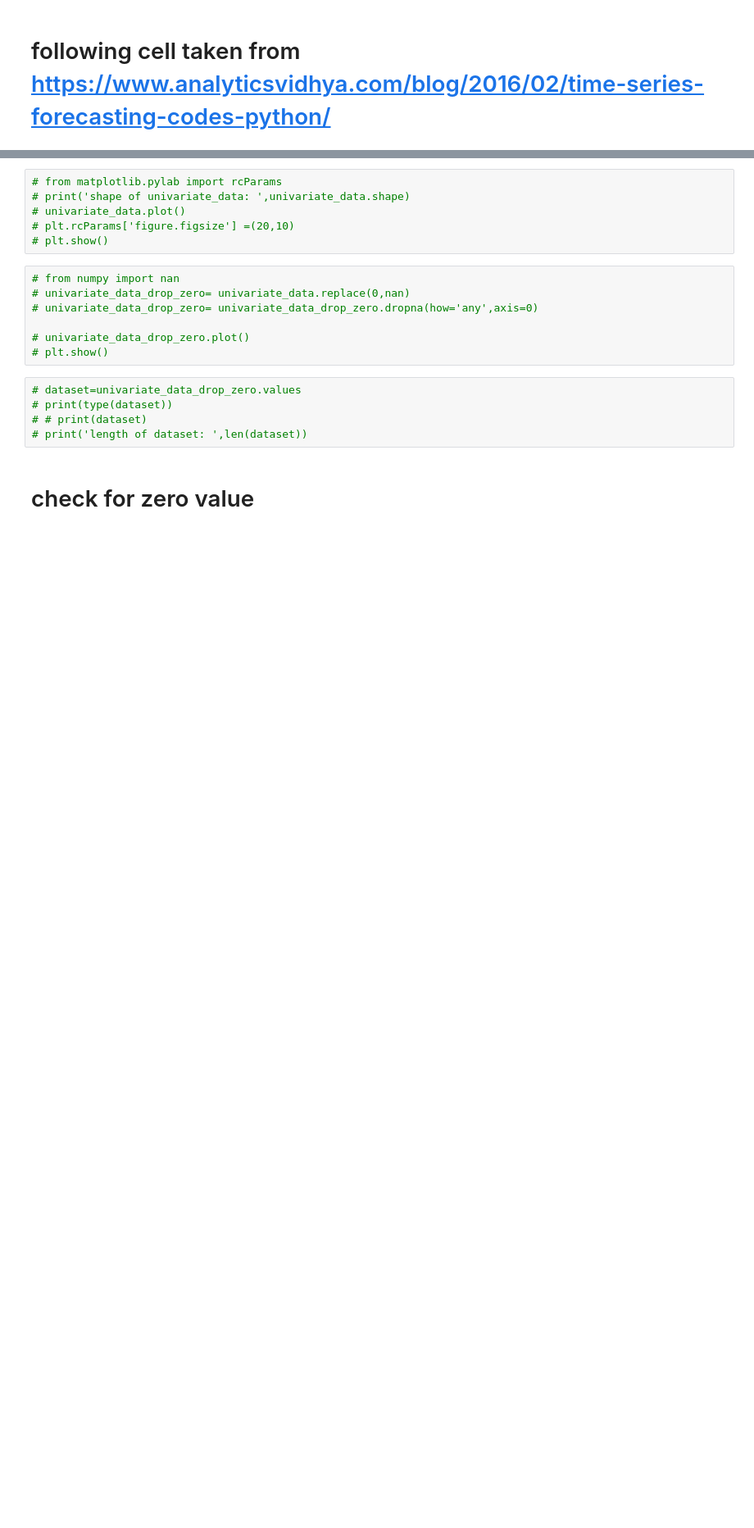
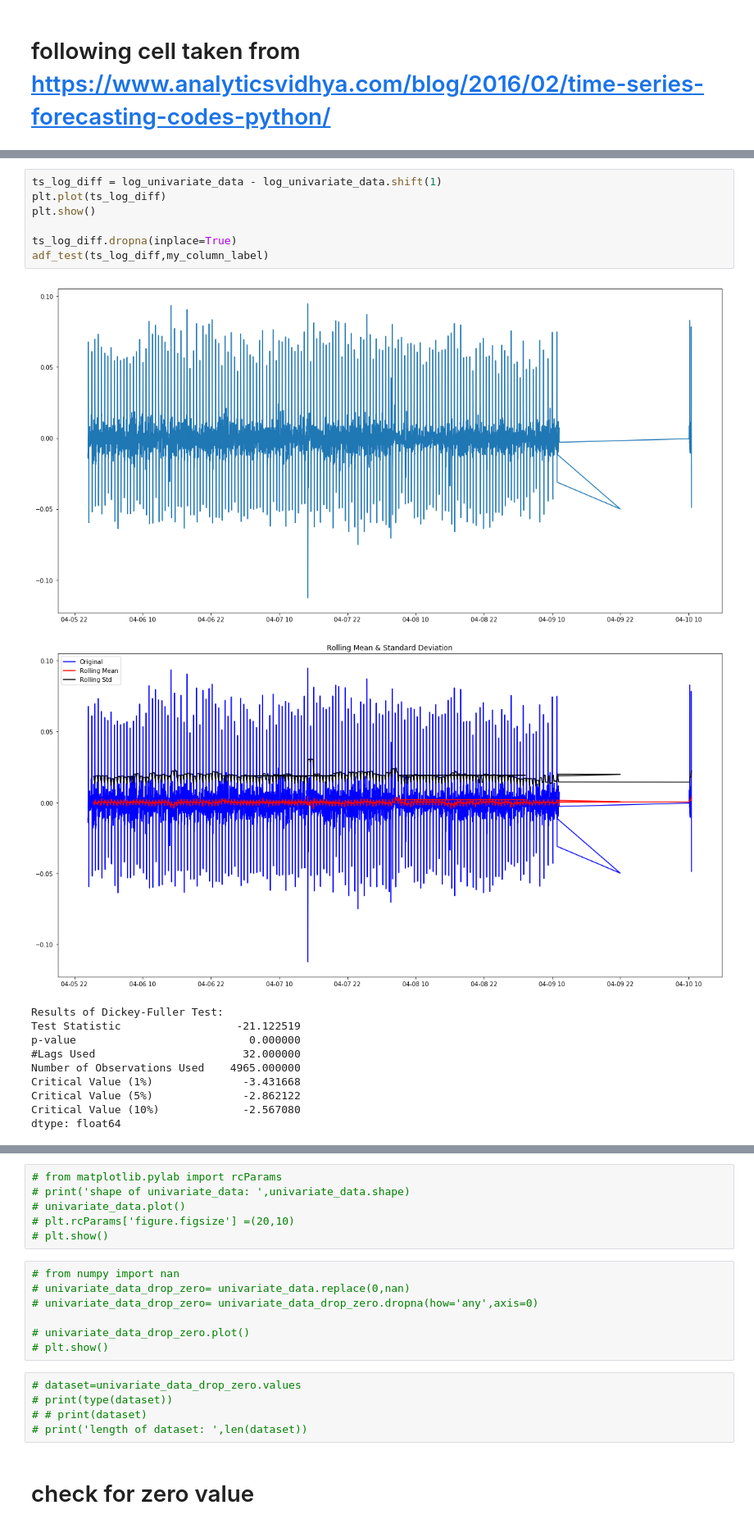
Before and after one commit to atifkarim/Time-Series-Forecasting-Using-Machine-Learning-Algorithm, a Jupyter notebook: forecasting_with_ARIMA.ipynb, the cells around one changed output, grey strips where cells are left out. Shown at 82% size. Cells and saved outputs as stored; diff of their text form; blank space fills up the shorter version.

```diff
--- a/forecasting_with_ARIMA.ipynb
+++ b/forecasting_with_ARIMA.ipynb
@@ -355,0 +400,19 @@ dtype: float64
+# %%
+ts_log_diff = log_univariate_data - log_univariate_data.shift(1)
+plt.plot(ts_log_diff)
+plt.show()
+
+ts_log_diff.dropna(inplace=True)
+adf_test(ts_log_diff,my_column_label)
+# %% [output]
+[figure, added]
+[figure, added]
+Results of Dickey-Fuller Test:
+Test Statistic                  -21.122519
+p-value                           0.000000
+#Lags Used                       32.000000
+Number of Observations Used    4965.000000
+Critical Value (1%)              -3.431668
+Critical Value (5%)              -2.862122
+Critical Value (10%)             -2.567080
+dtype: float64
```
Also changed, not shown: parts of 21 cells of this notebook.
